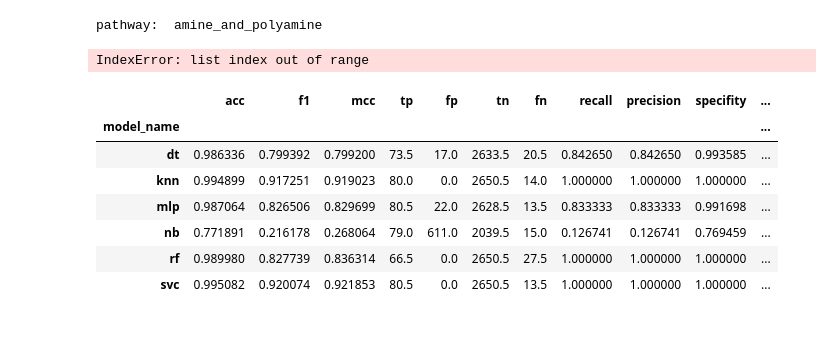
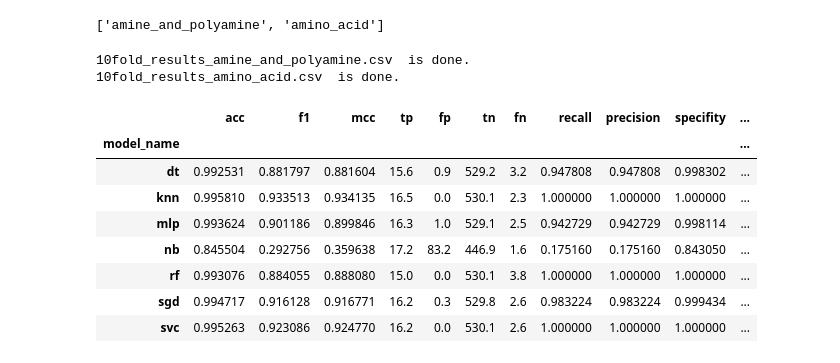
Before and after one commit to fatihkykc/MLinBIOINF, a Jupyter notebook: MLBIONF/Modelling.ipynb, the cells around one changed output. Saved outputs shown, nothing was run; the diff lists cells and outputs as text; code cells hidden in the pictures; blank space fills up the shorter version.

```diff
--- a/MLBIONF/Modelling.ipynb
+++ b/MLBIONF/Modelling.ipynb
@@ -36,3 +38,7 @@ for i, attrlist in enumerate(os.listdir(path)):
+# %%
+pathway_names
+# %% [output]
+['amine_and_polyamine', 'amino_acid']
 # %%
 # https://stackoverflow.com/questions/31324218/scikit-learn-how-to-obtain-true-positive-true-negative-false-positive-and-fal
 # by: @invoktheshell
@@ -99,19 +110,23 @@ from sklearn.ensemble import BaggingClassifier, RandomForestClassifier
 from sklearn.neighbors import KNeighborsClassifier
 from sklearn.model_selection import StratifiedKFold
 from sklearn.linear_model import SGDClassifier
-# from collections import defaultdict
-# res_dict = defaultdict(list)
-res = []
+from collections import defaultdict
+
+res_dict = defaultdict(list)
+# res = []
+
 for pathway_name in pathway_names:
-    # if pathway_name=='amine_and_polyamine':
     train_df = pd.read_csv('Datasets/'+ pathway_name+'_train.csv')
     # test_df = pd.read_csv('Datasets/'+ pathway_name+'_test.csv')
     # eval_df = pd.read_csv('Datasets/'+ pathway_name+'_eval.csv')
-    print('pathway: ', pathway_name)
+
+    # print('pathway: ', pathway_name)
     # print(len(train_df[train_df["Class"]=='positive']))
+
     train_df["Class"] = train_df["Class"].apply(lambda x: 1 if x=='positive' else 0)
     # test_df["Class"] = test_df["Class"].apply(lambda x: 1 if x=='positive' else 0)
     # eval_df["Class"] = eval_df["Class"].apply(lambda x: 1 if x=='positive' else 0)
+
     names = ['svc', 'nb', 'dt', 'mlp', 'knn', 'rf', 'sgd']
     models = [BaggingClassifier(SVC()),
               BaggingClassifier(GaussianNB()),
@@ -120,9 +135,13 @@ for pathway_name in pathway_names:
               BaggingClassifier(KNeighborsClassifier()),
               BaggingClassifier(RandomForestClassifier()),
               BaggingClassifier(SGDClassifier()),]
-    skf = StratifiedKFold(n_splits=10, random_state=1337)
+
+    # 'shuffle' is added, bc 'random_state' is set
+    skf = StratifiedKFold(n_splits=10, random_state=1337, shuffle=True)
     X = train_df.drop('Class', axis=1)
     y = train_df["Class"]
+
+    res = []
     for i in range(len(models)):
         fold_num=0
         for train_index, test_index in skf.split(X, y):
@@ -132,22 +151,30 @@ for pathway_name in pathway_names:
             models[i].fit(X_train, y_train)
             preds = models[i].predict(X_test)
             # print(y_test[y_test[]])
+            # res.append(calc_metrics(y_test.tolist(), preds.tolist(), names[i], pathway_name, 'test_df', fold_num))
             res.append(calc_metrics(y_test.tolist(), preds.tolist(), names[i], pathway_name, 'test_df', fold_num))
 
-res_df = pd.DataFrame(res, columns=["model_name", "pw_name", "dataset_name", "fold_num", "acc", "f1", "mcc", "tp", "fp", "tn", "fn", "recall", "precision", "specifity", "fpr", "tpr", "fnr", "fdr"])
-res_df.to_csv('10fold_results.csv', index=False)
+    res_df = pd.DataFrame(res, columns=["model_name", "pw_name", "dataset_name", "fold_num", "acc", "f1", "mcc", "tp", "fp", "tn", "fn", "recall", "precision", "specifity", "fpr", "tpr", "fnr", "fdr"])
+    res_dict[pathway_name] = res_df
+
+    file_name = '10fold_results_' + pathway_name + '.csv'
+
+    res_df.to_csv(file_name, index=False)
+    print(file_name, "is done.")
+
 del y_test, y_train, X_test, X_train, X, y
 # %% [output]
-pathway:  amine_and_polyamine
+10fold_results_amine_and_polyamine.csv  is done.
+10fold_results_amino_acid.csv  is done.
-IndexError: list index out of range
 # %%
-pd.read_csv('10fold_results.csv').drop('fold_num', axis=1).groupby('model_name').mean()
+pd.read_csv('10fold_results_amine_and_polyamine.csv').drop('fold_num', axis=1).groupby('model_name').mean()
 # %% [output]
 |  | acc | f1 | mcc | tp | fp | tn | fn | recall | precision | specifity | ... |
 | model_name |  |  |  |  |  |  |  |  |  |  | ... |
-| dt | 0.986336 | 0.799392 | 0.799200 | 73.5 | 17.0 | 2633.5 | 20.5 | 0.842650 | 0.842650 | 0.993585 | ... |
-| knn | 0.994899 | 0.917251 | 0.919023 | 80.0 | 0.0 | 2650.5 | 14.0 | 1.000000 | 1.000000 | 1.000000 | ... |
-| mlp | 0.987064 | 0.826506 | 0.829699 | 80.5 | 22.0 | 2628.5 | 13.5 | 0.833333 | 0.833333 | 0.991698 | ... |
-| nb | 0.771891 | 0.216178 | 0.268064 | 79.0 | 611.0 | 2039.5 | 15.0 | 0.126741 | 0.126741 | 0.769459 | ... |
-| rf | 0.989980 | 0.827739 | 0.836314 | 66.5 | 0.0 | 2650.5 | 27.5 | 1.000000 | 1.000000 | 1.000000 | ... |
-| svc | 0.995082 | 0.920074 | 0.921853 | 80.5 | 0.0 | 2650.5 | 13.5 | 1.000000 | 1.000000 | 1.000000 | ... |
+| dt | 0.992531 | 0.881797 | 0.881604 | 15.6 | 0.9 | 529.2 | 3.2 | 0.947808 | 0.947808 | 0.998302 | ... |
+| knn | 0.995810 | 0.933513 | 0.934135 | 16.5 | 0.0 | 530.1 | 2.3 | 1.000000 | 1.000000 | 1.000000 | ... |
+| mlp | 0.993624 | 0.901186 | 0.899846 | 16.3 | 1.0 | 529.1 | 2.5 | 0.942729 | 0.942729 | 0.998114 | ... |
+| nb | 0.845504 | 0.292756 | 0.359638 | 17.2 | 83.2 | 446.9 | 1.6 | 0.175160 | 0.175160 | 0.843050 | ... |
+| rf | 0.993076 | 0.884055 | 0.888080 | 15.0 | 0.0 | 530.1 | 3.8 | 1.000000 | 1.000000 | 1.000000 | ... |
+| sgd | 0.994717 | 0.916128 | 0.916771 | 16.2 | 0.3 | 529.8 | 2.6 | 0.983224 | 0.983224 | 0.999434 | ... |
+| svc | 0.995263 | 0.923086 | 0.924770 | 16.2 | 0.0 | 530.1 | 2.6 | 1.000000 | 1.000000 | 1.000000 | ... |
```
Also changed, not shown: parts of 19 cells of this notebook, 9 other files.
